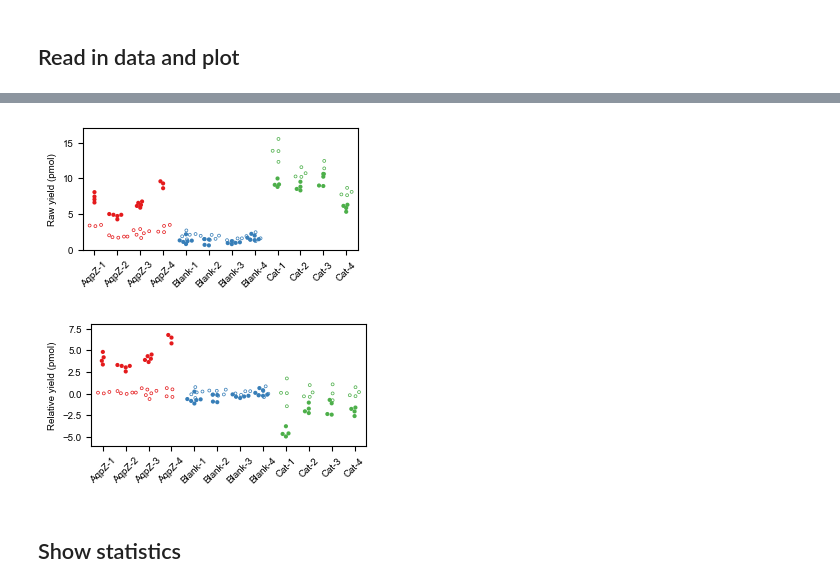
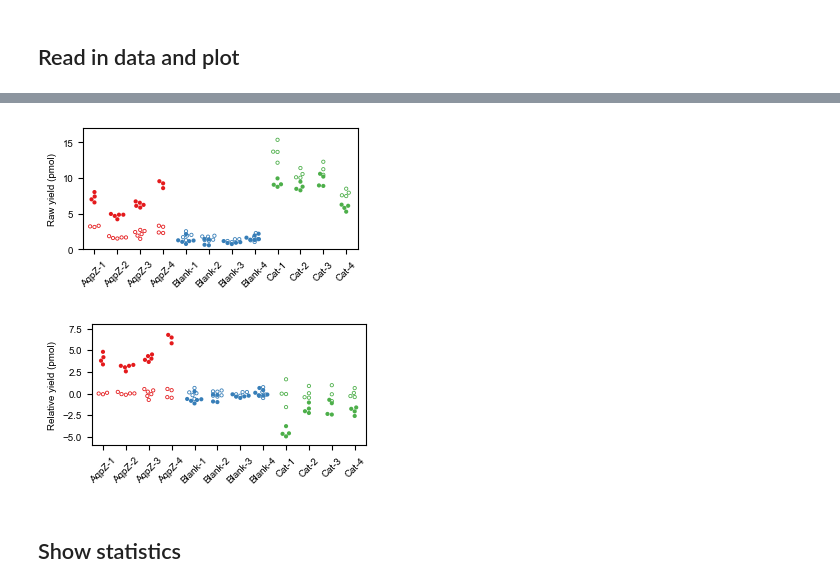
Before and after one commit to ccmeyer/Memplex_platform, a Jupyter notebook: Figure_1-reporter/fig1-plate_reader_analysis.ipynb, the cells around one changed output, grey strips where cells are left out. Cells and saved outputs as stored; diff of their text form; code cells hidden in the pictures.

```diff
--- a/Figure_1-reporter/fig1-plate_reader_analysis.ipynb
+++ b/Figure_1-reporter/fig1-plate_reader_analysis.ipynb
@@ -22,8 +21,8 @@ plt.rcParams['font.family'] = 'Arial'
 plt.rcParams['font.size'] = 7
 cm = 1/2.54
 fig_folder = './Figure_1_exports'
-data_folder = './Figure_1_data'
+data_folder = '../all_data/Figure_1_data'
 # %% [markdown]
 ## Read in data and plot
 # %%
-data = pd.read_excel('./Fig1B-plate_reader_data.xlsx')
+data = pd.read_excel('/'.join([data_folder,'Fig1B-plate_reader_data.xlsx']))
@@ -30,39 +43,39 @@ data = pd.read_excel('./Fig1B-plate_reader_data.xlsx')
 # %%
 height = 4
 fig,ax = plt.subplots(figsize=[9*cm,height*cm])
 
 temp = data.copy()
 lipo = temp[temp['Liposome_conc'] == 3]
 sns.swarmplot(data=lipo,x='rxn_label',y='pmol',hue='DNA_name',ax=ax,palette='Set1',s=3,hue_order=['AqpZ','Blank','Cat'])
 nolipo = temp[temp['Liposome_conc'] == 0]
-sns.swarmplot(data=nolipo,x='rxn_label',y='pmol',hue='DNA_name',ax=ax,palette='Set1',s=4,hue_order=['AqpZ','Blank','Cat'],marker="$\circ$", ec="face")
+sns.swarmplot(data=nolipo,x='rxn_label',y='pmol',hue='DNA_name',ax=ax,palette='Set1',s=3,hue_order=['AqpZ','Blank','Cat'],marker="$\circ$", edgecolor="face")
 
 ax.set_ylabel('Raw yield (pmol)')
 ax.get_legend().remove()
 plt.ylim([0,17])
 plt.xticks(rotation=45, ha='center')
 plt.xlabel('')
 
-plt.savefig(f'{fig_folder}/Fig1B-raw_plate_reader.svg',format='svg',dpi=300)
+# plt.savefig(f'{fig_folder}/Fig1B-raw_plate_reader.svg',format='svg',dpi=300)
 plt.show()
 
 fig,ax = plt.subplots(figsize=[9*cm,height*cm])
 lipo = temp[temp['Liposome_conc'] == 3]
 sns.swarmplot(data=lipo,x='rxn_label',y='pmol_sub_nolipo',hue='DNA_name',ax=ax,palette='Set1',s=3,hue_order=['AqpZ','Blank','Cat'])
 nolipo = temp[temp['Liposome_conc'] == 0]
-sns.swarmplot(data=nolipo,x='rxn_label',y='pmol_sub_nolipo',hue='DNA_name',ax=ax,palette='Set1',s=4,hue_order=['AqpZ','Blank','Cat'],marker="$\circ$", ec="face")
+sns.swarmplot(data=nolipo, x='rxn_label', y='pmol_sub_nolipo', hue='DNA_name',ax=ax,palette='Set1',s=3,hue_order=['AqpZ','Blank','Cat'],marker="$\circ$", edgecolor="face")
 ax.set_ylabel('Relative yield (pmol)')
 ax.get_legend().remove()
 plt.ylim([-6,8])
 plt.xticks(rotation=45, ha='center')
 plt.xlabel('')
-plt.savefig(f'{fig_folder}/Fig1B-relative_plate_reader.svg',format='svg',dpi=300)
+# plt.savefig(f'{fig_folder}/Fig1B-relative_plate_reader.svg',format='svg',dpi=300)
 plt.show()
 
-data.to_excel(f'{data_folder}/Fig1B-plate_reader_data.xlsx')
+# data.to_excel(f'{data_folder}/Fig1B-plate_reader_data.xlsx')
 # %% [output]
-[figure, old version]
+[figure, new version]
-[figure, old version]
+[figure, new version]
 # %% [markdown]
 ## Show statistics
 # %%
```
Also changed, not shown: parts of 2 cells of this notebook, 2 other files.
